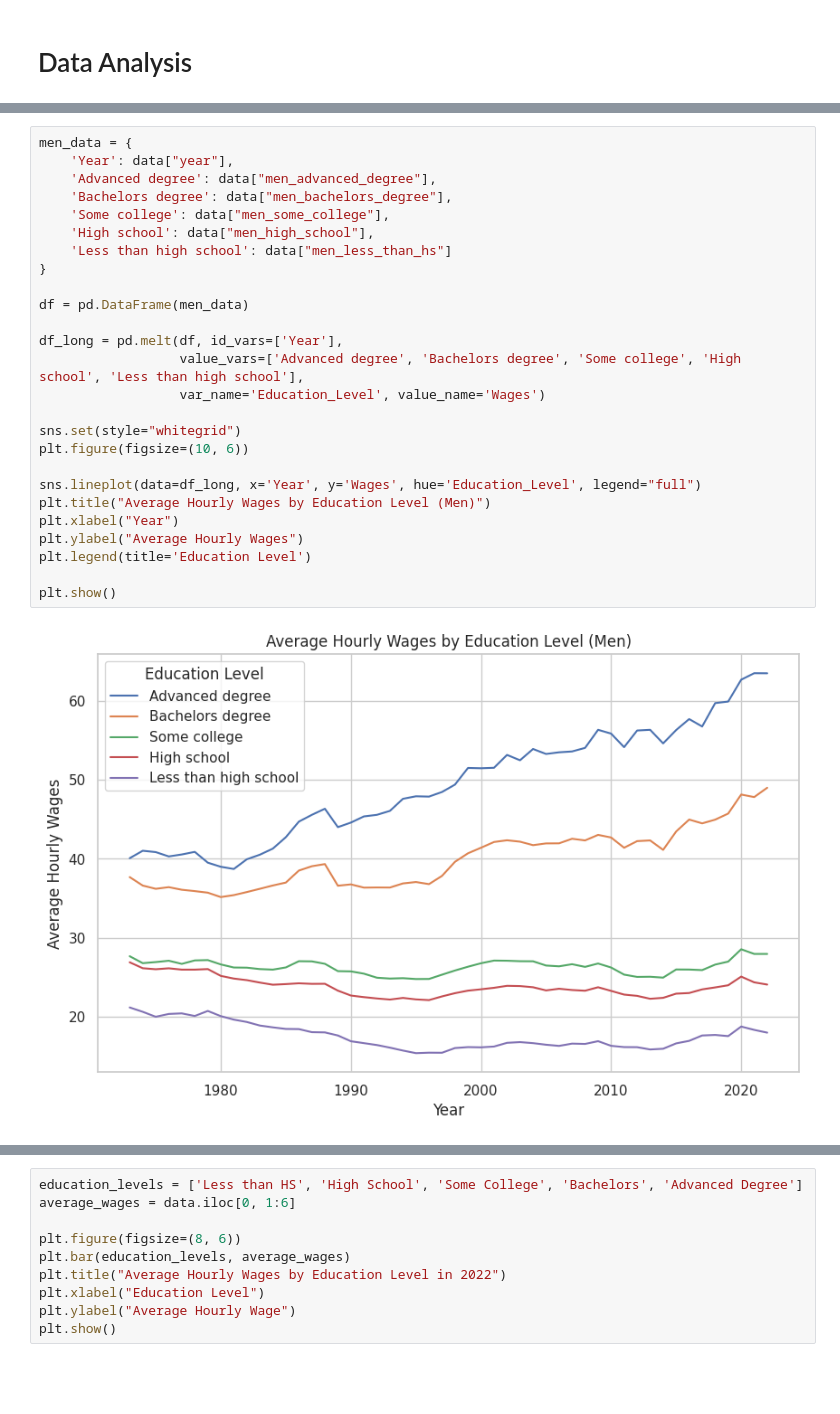
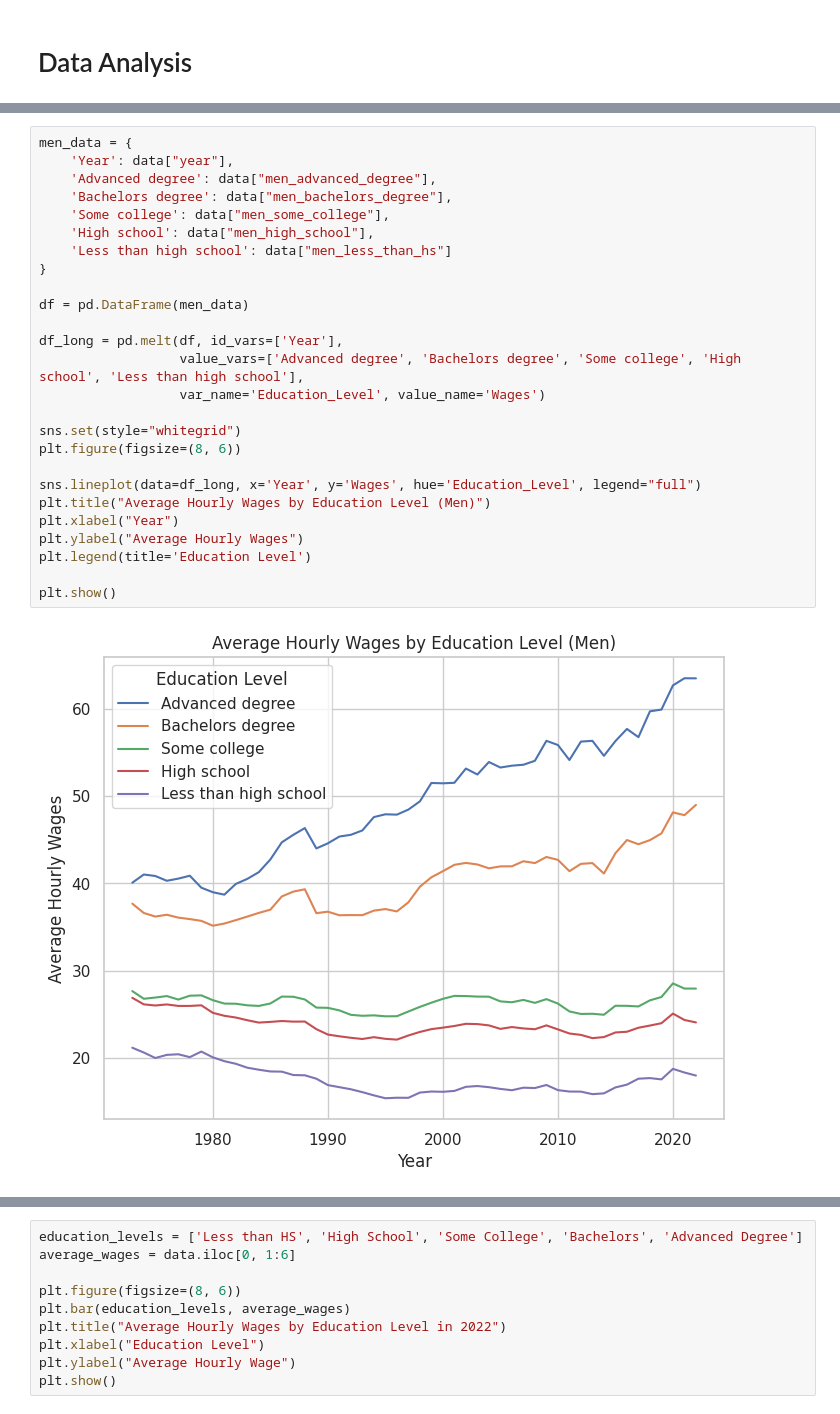
Before and after one commit to lilah-duboff/lilah_duboff_miniproj9, a Jupyter notebook: Mini9_Data_Analysis.ipynb, the cells around one changed output, grey strips where cells are left out. Cells and saved outputs as stored; diff of their text form; blank space fills up the shorter version.

```diff
--- a/Mini9_Data_Analysis.ipynb
+++ b/Mini9_Data_Analysis.ipynb
@@ -104,31 +120,31 @@ women_with_adv = np.mean(data["women_advanced_degree"])
 # %%
 men_data = {
     'Year': data["year"],
     'Advanced degree': data["men_advanced_degree"],
     'Bachelors degree': data["men_bachelors_degree"],
     'Some college': data["men_some_college"],
     'High school': data["men_high_school"],
     'Less than high school': data["men_less_than_hs"]
 }
 
 df = pd.DataFrame(men_data)
 
 df_long = pd.melt(df, id_vars=['Year'],
                   value_vars=['Advanced degree', 'Bachelors degree', 'Some college', 'High school', 'Less than high school'],
                   var_name='Education_Level', value_name='Wages')
 
 sns.set(style="whitegrid")
-plt.figure(figsize=(10, 6))
+plt.figure(figsize=(8, 6))
 
 sns.lineplot(data=df_long, x='Year', y='Wages', hue='Education_Level', legend="full")
 plt.title("Average Hourly Wages by Education Level (Men)")
 plt.xlabel("Year")
 plt.ylabel("Average Hourly Wages")
 plt.legend(title='Education Level')
 
 plt.show()
 # %% [output]
-[figure, old version]
+[figure, new version]
 # %%
 women_data = {
     'Year': data["year"],
```
Also changed, not shown: parts of 15 cells of this notebook.
